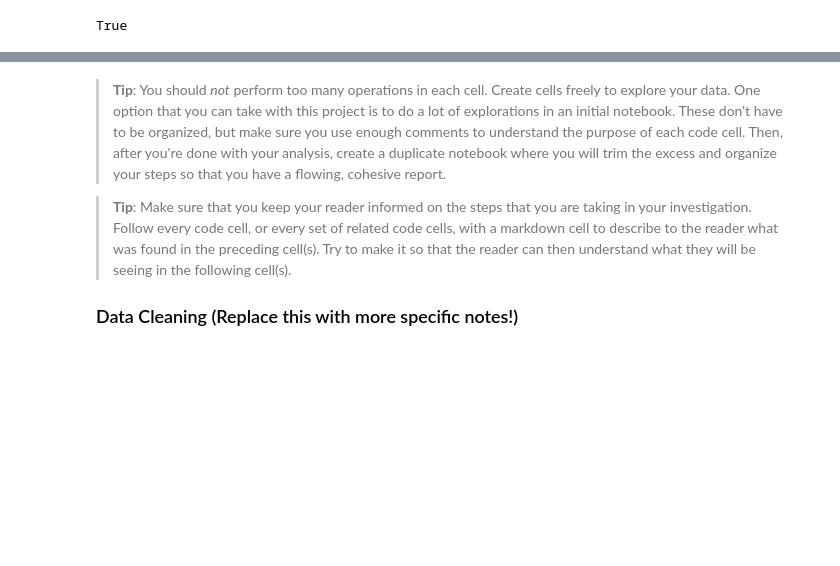
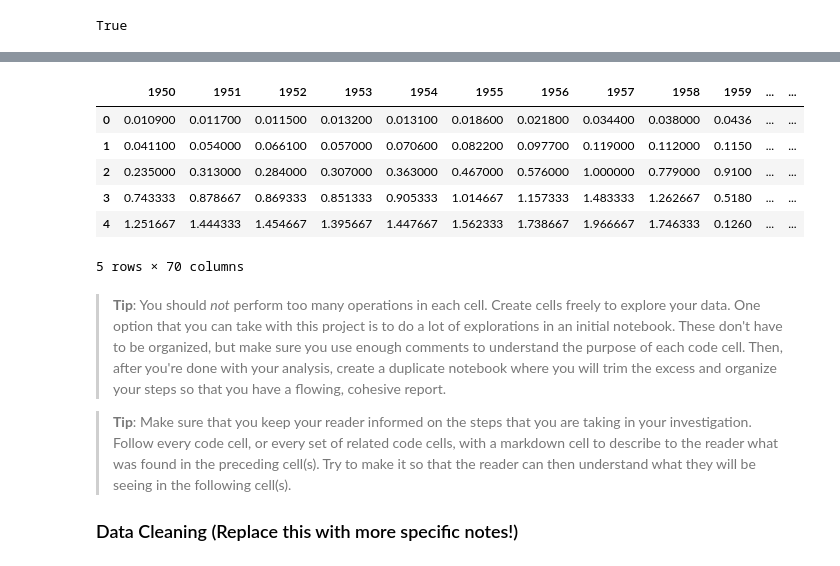
Before and after one commit to tabby42/gapminder_project, a Jupyter notebook: investigate-a-dataset-template.ipynb, the cells around one changed output, grey strips where cells are left out. Saved outputs shown, nothing was run; the diff lists cells and outputs as text; code cells hidden in the pictures; blank space fills up the shorter version.

```diff
--- a/investigate-a-dataset-template.ipynb
+++ b/investigate-a-dataset-template.ipynb
@@ -113,3 +149,22 @@ True
+# %%
+countries = co2['country']
+countries
+
+co2.drop(columns=['country'], inplace=True)
+co2.interpolate(method='values', axis=0, inplace=True)
+
+
+#co2.iloc[:,1:].info(verbose=True)
+# %%
+co2.head()
+# %% [output]
+|  | 1950 | 1951 | 1952 | 1953 | 1954 | 1955 | 1956 | 1957 | 1958 | 1959 | ... | ... |
+| 0 | 0.010900 | 0.011700 | 0.011500 | 0.013200 | 0.013100 | 0.018600 | 0.021800 | 0.034400 | 0.038000 | 0.0436 | ... | ... |
+| 1 | 0.041100 | 0.054000 | 0.066100 | 0.057000 | 0.070600 | 0.082200 | 0.097700 | 0.119000 | 0.112000 | 0.1150 | ... | ... |
+| 2 | 0.235000 | 0.313000 | 0.284000 | 0.307000 | 0.363000 | 0.467000 | 0.576000 | 1.000000 | 0.779000 | 0.9100 | ... | ... |
+| 3 | 0.743333 | 0.878667 | 0.869333 | 0.851333 | 0.905333 | 1.014667 | 1.157333 | 1.483333 | 1.262667 | 0.5180 | ... | ... |
+| 4 | 1.251667 | 1.444333 | 1.454667 | 1.395667 | 1.447667 | 1.562333 | 1.738667 | 1.966667 | 1.746333 | 0.1260 | ... | ... |
+5 rows × 70 columns
 # %% [markdown]
 > **Tip**: You should _not_ perform too many operations in each cell. Create cells freely to explore your data. One option that you can take with this project is to do a lot of explorations in an initial notebook. These don't have to be organized, but make sure you use enough comments to understand the purpose of each code cell. Then, after you're done with your analysis, create a duplicate notebook where you will trim the excess and organize your steps so that you have a flowing, cohesive report.
 
```
Also changed, not shown: parts of 13 cells of this notebook.
